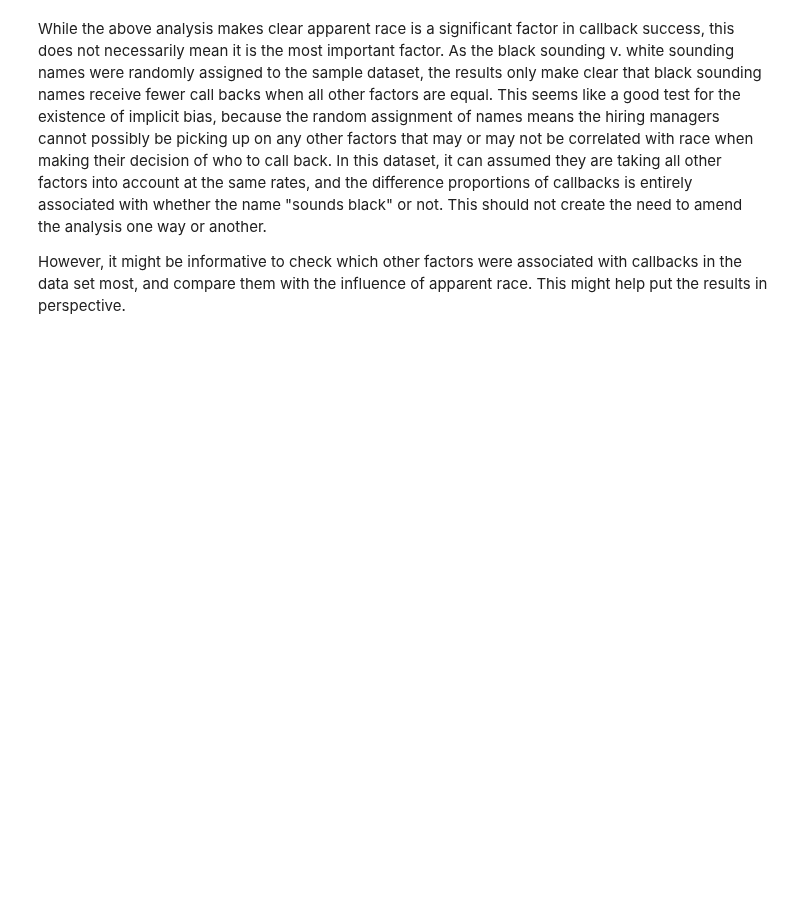
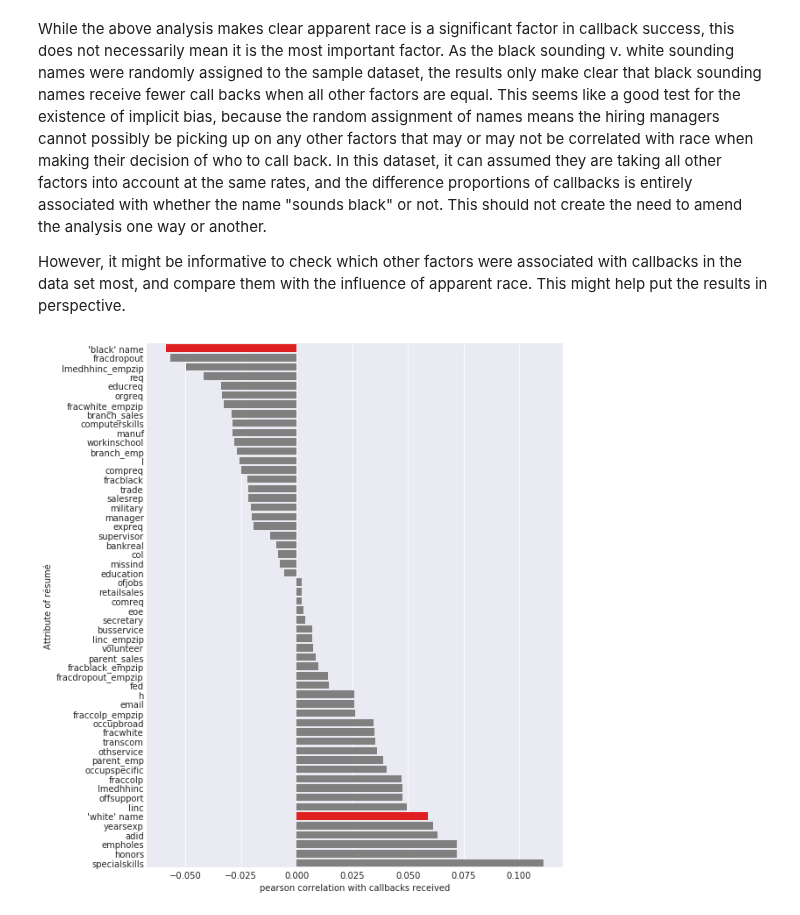
Before and after one commit to Nhorning/EDA_racial_discrimination, a Jupyter notebook: sliderule_dsi_inferential_statistics_exercise_2.ipynb, the cells around one changed output. Saved outputs shown, nothing was run; the diff lists cells and outputs as text; code cells hidden in the pictures; blank space fills up the shorter version.

Commit message:
added correlation of other factors  Changes to be committed: 	modified:   sliderule_dsi_inferential_statistics_exercise_2.ipynb

```diff
--- a/sliderule_dsi_inferential_statistics_exercise_2.ipynb
+++ b/sliderule_dsi_inferential_statistics_exercise_2.ipynb
@@ -298,0 +297,26 @@ However, it might be informative to check which other factors were associated wi
+# %%
+#Check what factors are most correlated with callbacks
+#add simple "onehot" of race into dataset
+datawb = data
+datawb['\'white\' name'] = data.race == 'w'
+datawb['\'black\' name'] = data.race=='b'
+
+#create correlation matrix
+corr = datawb.corr(method='pearson')
+#narrow correlation matrix down to just calls
+callcorr = corr['call']
+#take calls out because it will correlate with self 1:1
+callcorr.drop('call', inplace=True)
+#sort values
+callcorr = callcorr.sort_values(ascending=True)
+
+clrs = ['red' if (x == '\'white\' name' or x == '\'black\' name') else 'grey' for x in callcorr.index]
+#plot all the correlations with call numbers
+f, ax = plt.subplots(1,1)
+sns.barplot(y=callcorr.index, x=callcorr, palette=clrs)
+f.set_size_inches(8.5,11)
+ax.set_xlabel('pearson correlation with callbacks received')
+ax.set_ylabel('Attribute of résumé')
+plt.show()
+# %% [output]
+[figure, added]
```
Also changed, not shown: parts of 3 cells of this notebook.
